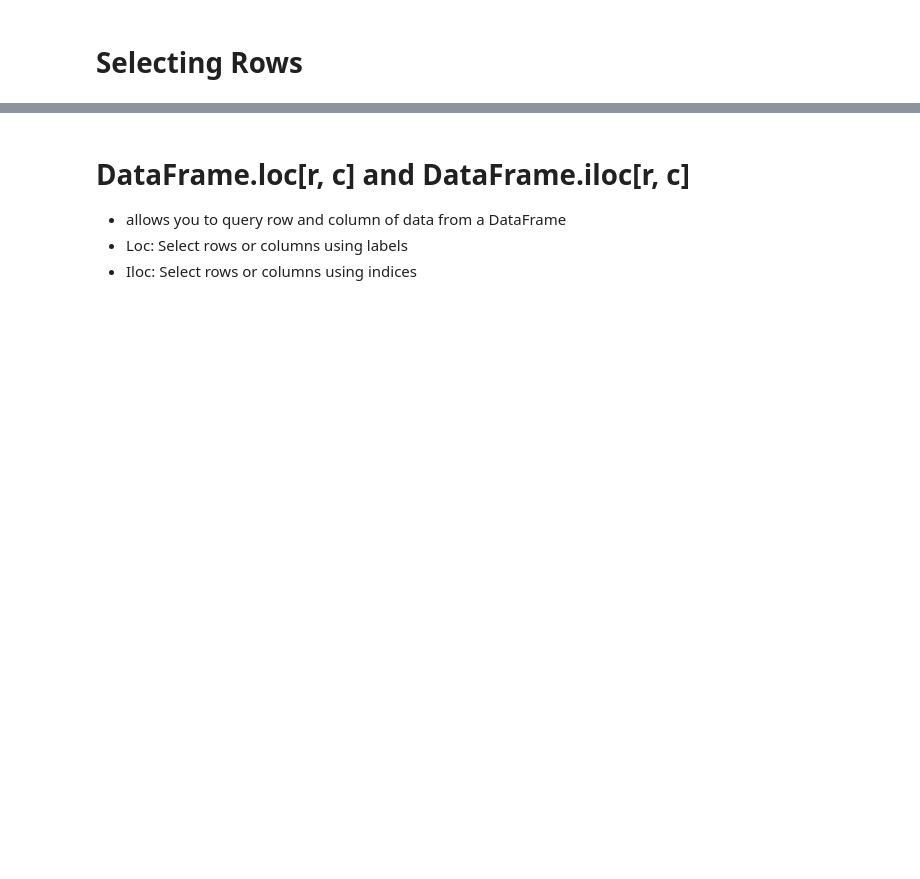
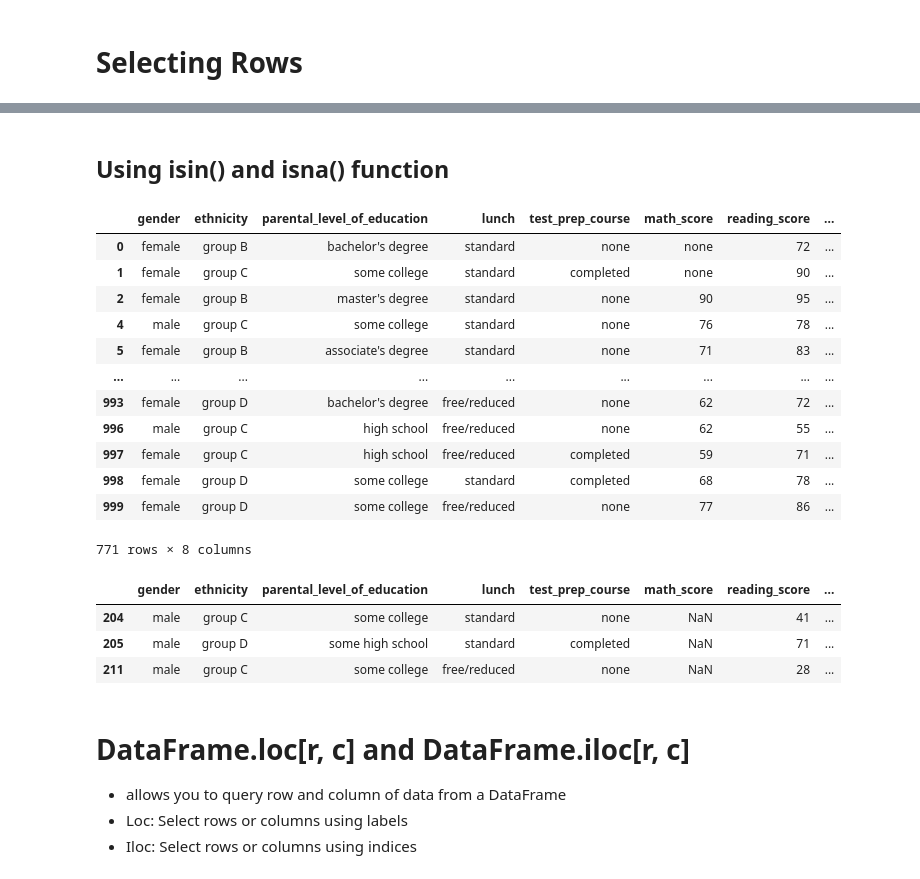
Before and after one commit to moisescujardo/python-projects, a Jupyter notebook: data-science-projects/learning_python_pandas_two_filtering_DataFrame.ipynb, the cells around one changed output, grey strips where cells are left out. Saved outputs shown, nothing was run; the diff lists cells and outputs as text; code cells hidden in the pictures; blank space fills up the shorter version.

```diff
--- a/data-science-projects/learning_python_pandas_two_filtering_DataFrame.ipynb
+++ b/data-science-projects/learning_python_pandas_two_filtering_DataFrame.ipynb
@@ -255,3 +234,34 @@ titanic_passenger_df[titanic_passenger_df['Age']> 50]
+# %% [markdown]
+## Using isin() and isna() function
+# %%
+students_performance_data[
+    (students_performance_data['ethnicity'].isin(
+        ['group B', 'group C', 'group D']
+    ))
+]
+# %% [output]
+|  | gender | ethnicity | parental_level_of_education | lunch | test_prep_course | math_score | reading_score | ... |
+| 0 | female | group B | bachelor's degree | standard | none | none | 72 | ... |
+| 1 | female | group C | some college | standard | completed | none | 90 | ... |
+| 2 | female | group B | master's degree | standard | none | 90 | 95 | ... |
+| 4 | male | group C | some college | standard | none | 76 | 78 | ... |
+| 5 | female | group B | associate's degree | standard | none | 71 | 83 | ... |
+| ... | ... | ... | ... | ... | ... | ... | ... | ... |
+| 993 | female | group D | bachelor's degree | free/reduced | none | 62 | 72 | ... |
+| 996 | male | group C | high school | free/reduced | none | 62 | 55 | ... |
+| 997 | female | group C | high school | free/reduced | completed | 59 | 71 | ... |
+| 998 | female | group D | some college | standard | completed | 68 | 78 | ... |
+| 999 | female | group D | some college | free/reduced | none | 77 | 86 | ... |
+771 rows × 8 columns
+# %%
+students_performance_data[
+    students_performance_data['math_score'].isna()
+]
+# %% [output]
+|  | gender | ethnicity | parental_level_of_education | lunch | test_prep_course | math_score | reading_score | ... |
+| 204 | male | group C | some college | standard | none | NaN | 41 | ... |
+| 205 | male | group D | some high school | standard | completed | NaN | 71 | ... |
+| 211 | male | group C | some college | free/reduced | none | NaN | 28 | ... |
 # %% [markdown]
 # DataFrame.loc[r, c] and DataFrame.iloc[r, c]
 - allows you to query row and column of data from a DataFrame
```
Also changed, not shown: parts of 41 cells of this notebook, 1 other file.
